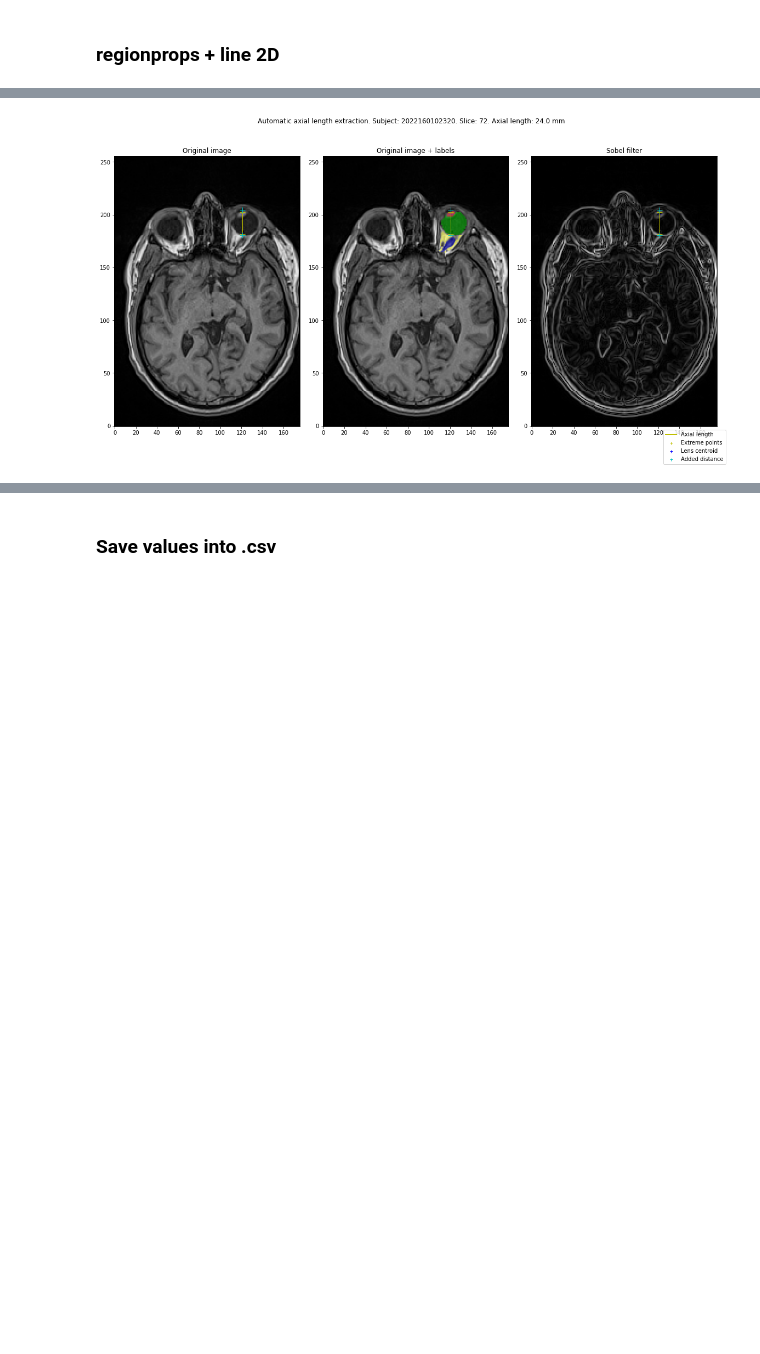
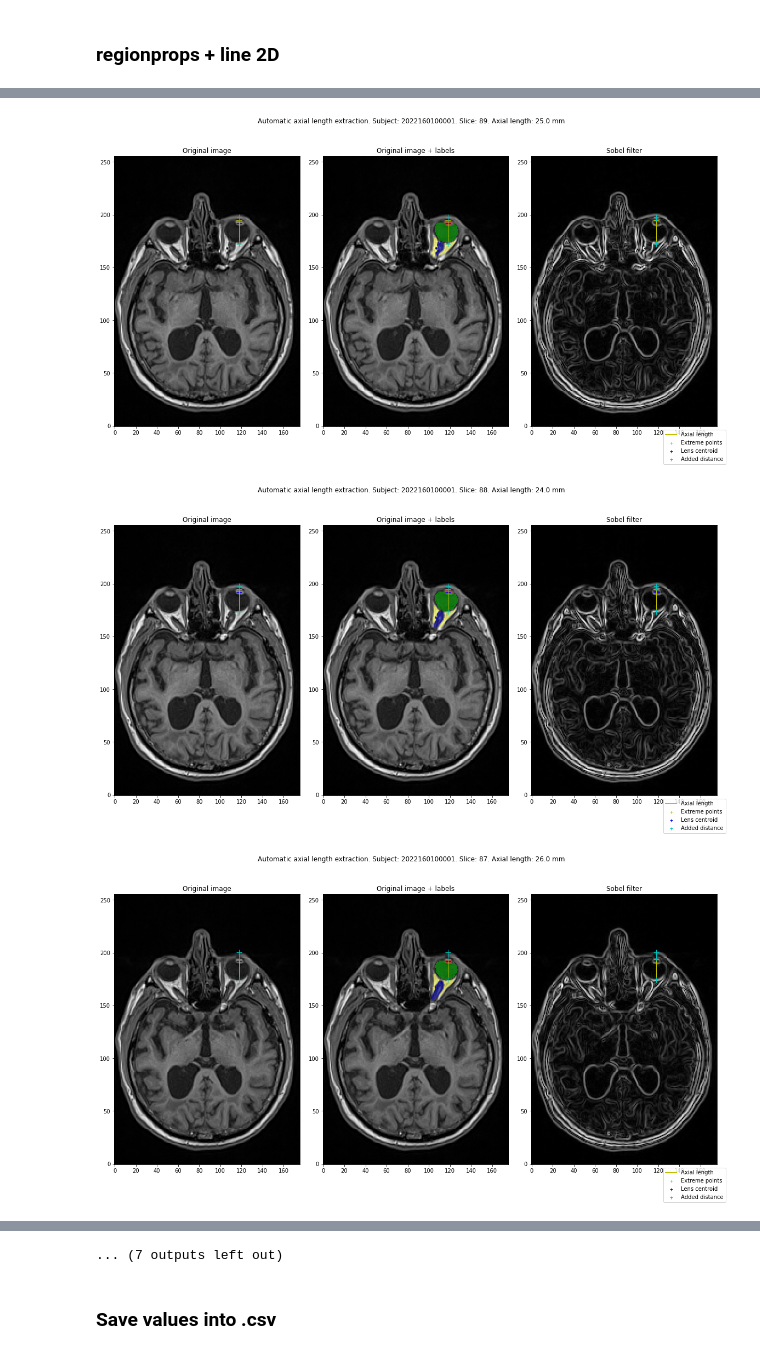
Before and after one commit to jaimebarran/a-eye_segmentation, a Jupyter notebook: deep_learning/3D_multilabel/extract_biometrics.ipynb, the cells around one changed output, grey strips where cells are left out. Drawn from its saved outputs; the diff is of its cells as text; code cells hidden in the pictures; blank space fills up the shorter version.

```diff
--- a/deep_learning/3D_multilabel/extract_biometrics.ipynb
+++ b/deep_learning/3D_multilabel/extract_biometrics.ipynb
@@ -877,13 +877,16 @@ outliers_list_1 = list() # condition 1
 outliers_list_2 = list() # condition 2
 outliers_list_3 = list() # condition 3
 outliers_list_4 = list() # condition 3
-outliers_dict = {}
+outliers_dict_2 = {}
+outliers_dict_3 = {}
+outliers_dict_4 = {}
 list_results = sorted(os.listdir(input_path))
+arr_diff = []
 
 i=0
 for folder1 in list_results:
     # if folder1 == '2022160101890': # uncomment for concrete subject
-    if folder1 == 'AEye_2022160102320_0000.nii.gz': # for nnunet
+    # if folder1 == 'AEye_2022160102320_0000.nii.gz': # for nnunet
 
         # Subject's name
         if METHOD=='dl': name_subject[i] = folder1.split('_')[0]
@@ -1029,20 +1032,28 @@ for folder1 in list_results:
                             grad_arr = ima_arr[extreme_inter_lens[0], extreme_inter_lens[1]:lab_arr.shape[1]-1, s]
                         print(f'grad_arr = {grad_arr}')
                         vox = 0
+                        n_drops = 0
                         if len(grad_arr) >= 1:
                             for v in range(len(grad_arr)):
                                 next_val = grad_arr[v+1] if v != len(grad_arr)-1 else 3000
+                                diff = next_val - grad_arr[v]
                                 if sobel:
+                                    threshold = -50
+                                    if diff < threshold: # Sobel
+                                        if n_drops > 0: # 2nd drop
+                                            arr_diff.append(diff)
+                                            break
+                                        else:
+                                            vox+=1
+                                            n_drops+=1
+                                    else:
+                                        vox+=1
+                                else:
                                     threshold = 50
-                                    if (grad_arr[v] > next_val and next_val >= 100) or (next_val - grad_arr[v] <= threshold and next_val - grad_arr[v] >= 0): # Sobel
+                                    if (diff > 0 and next_val >= 100) or (diff <= threshold and diff >= 0):
                                         vox += 1
                                     else:
-                                        break
-                                else:
-                                    threshold = 50
-                                    if (grad_arr[v] > next_val and next_val >= 100) or (next_val - grad_arr[v] <= threshold and next_val - grad_arr[v] >= 0):
-                                        vox += 1
-                                    else:
+                                        arr_diff.append(diff)
                                         break
                         print(f'Number of mm to add to the axial length = {vox}')
 
@@ -1152,29 +1163,29 @@ for folder1 in list_results:
 
                                 # plt.savefig(f'/mnt/sda1/Repos/a-eye/Output/axial_length/examples_v4_grad/fig_{i+1}.png')
 
-                            break # comment to extract all the slices in the range lens centroid - optic nerve centroid
+                            # break # comment to extract all the slices in the range lens centroid - optic nerve centroid
 
                         else:
                             axial_length = 0
                             outliers_list_4.append(name_subject[i])
                             outliers_list_4_clean = list(dict.fromkeys(outliers_list_4)) # to remove duplicates from list
-                            outliers_dict[str(name_subject[i])] = s
+                            outliers_dict_4[str(name_subject[i])] = s
 
                     else:
                         axial_length = 0
                         outliers_list_3.append(name_subject[i])
                         outliers_list_3_clean = list(dict.fromkeys(outliers_list_3)) # to remove duplicates from list
-                        outliers_dict[str(name_subject[i])] = s
+                        outliers_dict_3[str(name_subject[i])] = s
 
                 else:
                     axial_length = 0
                     outliers_list_2.append(name_subject[i])
                     outliers_list_clean = list(dict.fromkeys(outliers_list_2)) # to remove duplicates from list
-                    outliers_dict[str(name_subject[i])] = s
+                    outliers_dict_2[str(name_subject[i])] = s
 
             print(f'\n')
 
-            # i+=1
-            # if i==3:
-            #     break
+            i+=1
+            if i==10:
+                break
 # %% [output]
@@ -1198 +1209,3 @@ Axial length = 24.0 mm
-[figure, old version]
+[figure, new version]
+[figure, added]
+[figure, added]
@@ -1199,3 +1220,4 @@ Axial length = 24.0 mm
+... (7 outputs left out)
 # %% [markdown]
 ### Save values into .csv
 # %%
```
Also changed, not shown: parts of 4 cells of this notebook.
